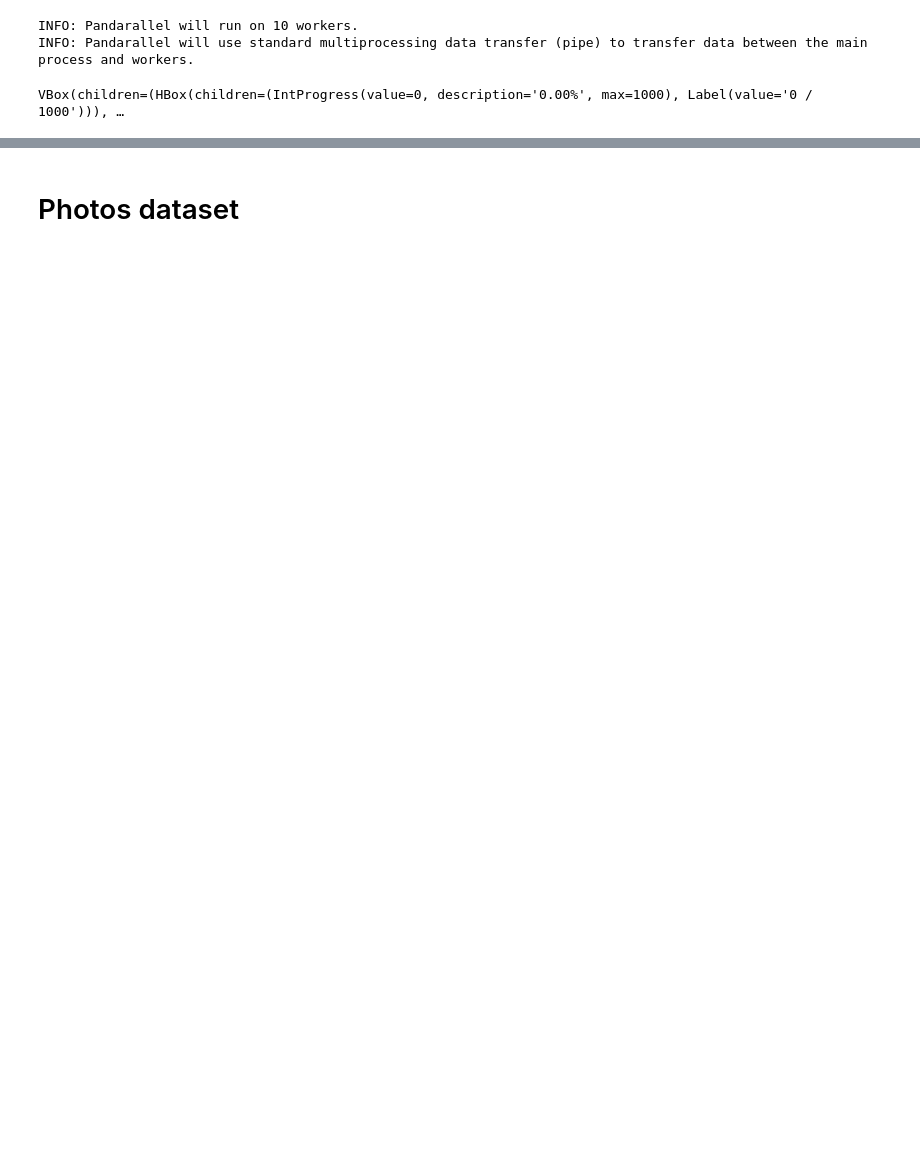
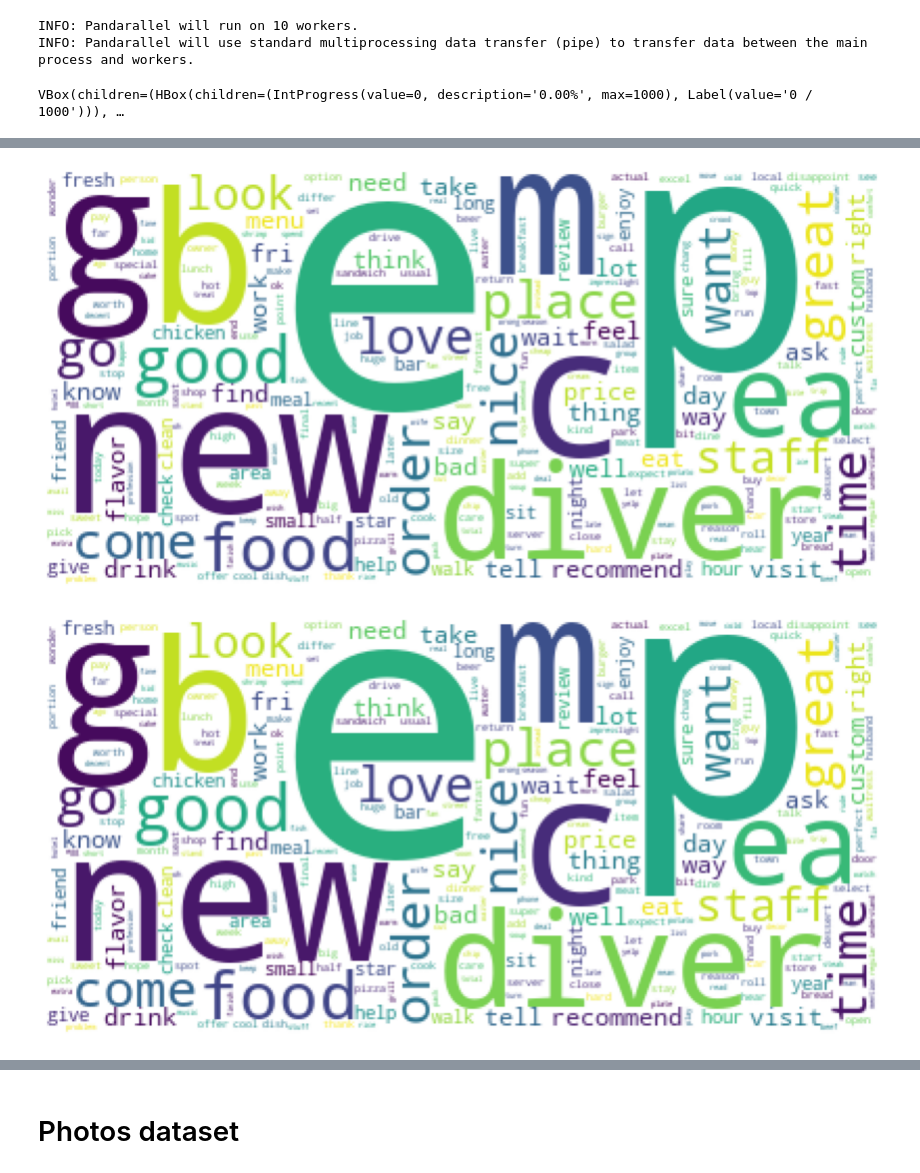
Before and after one commit to mbartcus/OC-projects, a Jupyter notebook: oc_6/Bartcus_Marius_2_notebook_062022.ipynb, the cells around one changed output, grey strips where cells are left out. Drawn from its saved outputs; the diff is of its cells as text; code cells hidden in the pictures; blank space fills up the shorter version.

```diff
--- a/oc_6/Bartcus_Marius_2_notebook_062022.ipynb
+++ b/oc_6/Bartcus_Marius_2_notebook_062022.ipynb
@@ -419,10 +392,8 @@ Name: text, Length: 10000, dtype: object
 # %%
 def preprocess_text(text):
-    #text = text.lower()
+    text = text.lower()
     #text = word_tokenize(text)
     text = nlp(text)
-
-    #tokens = [token.lemma_ for token in text if not (token.is_stop or token.is_punct)]# or token.like_num)]
 
     tokens = [token.lemma_ for token in text if
               (not token.is_punct
@@ -432,7 +403,7 @@ def preprocess_text(text):
               and not token.is_space
               and not token.is_stop
               and not token.like_num
-              #and not token.pos_ == "PROPN"
+              and not token.pos_ == "PROPN"
               )]
 
     # Initialize a stemmer
@@ -445,25 +416,4 @@ def preprocess_text(text):
 
     text = set(tokens) - stopwords
 
-    #Suppress the hours
-    digit = '\d+'
-    digitclock = '(\d+:\d+)'
-    maybespace = '\s?'
-    clock = '(AM|A\.M\.|am|a\.m\.|PM|P\.M\.|pm|p\.m\.)?'
-    ptrn = digitclock+maybespace+clock + '|' + digit+maybespace+clock
-
-    pattern = re.compile(ptrn)
-    text = re.sub(pattern, '', ' '.join(text))
-
-    #Suppress the rest of Digits
-    #remove_digit = str.maketrans('', '', string.digits)
-    #text = text.translate(remove_digit)
-
-    #Suppress punctuation
-    #translator = str.maketrans('', '', string.punctuation)
-    #text = text.translate(translator)
-
-    #Suppress newlines
-    #text = text.replace('\n','')
-
-    return text
+    return ' '.join(text)
@@ -546,0 +429,5 @@ Y.reset_index().loc[9995].text
+# %%
+word_count = pd.DataFrame(pd.DataFrame(Y).text.str.split(expand=True).stack().value_counts())
+word_count = word_count.reset_index()
+word_count.columns=['word', 'count']
+word_count
@@ -546,0 +448,5 @@ Y.reset_index().loc[9995].text
+# %%
+plot_words(word_count, col='word', height = 15, wieght = 10)
+# %% [output]
+[figure, added]
+[figure, added]
```
Also changed, not shown: parts of 67 cells of this notebook, 3 other files.
